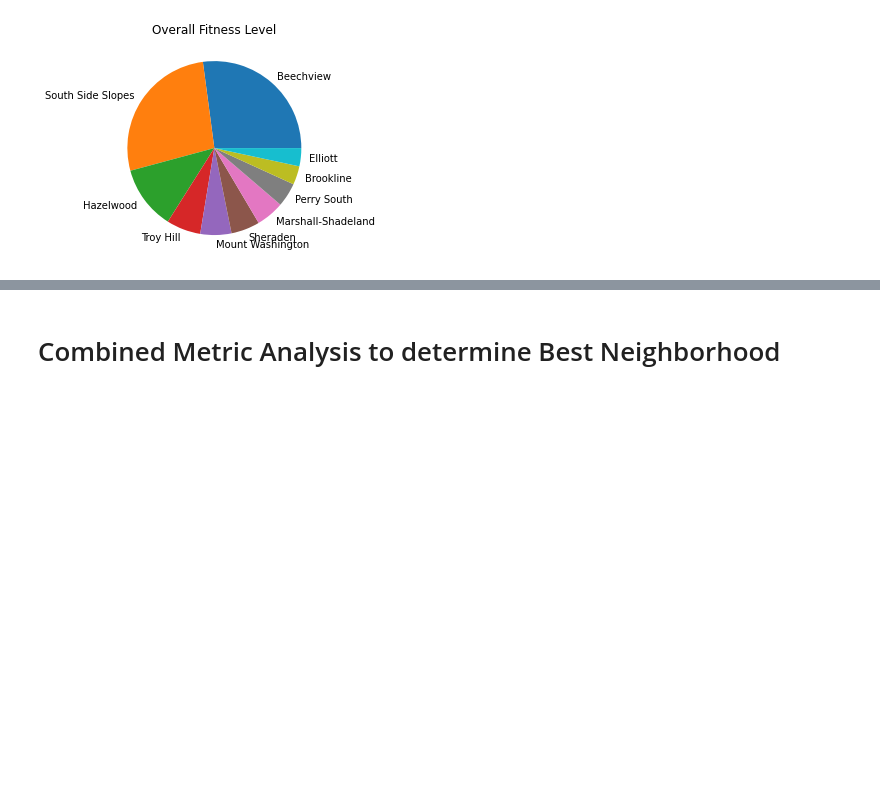
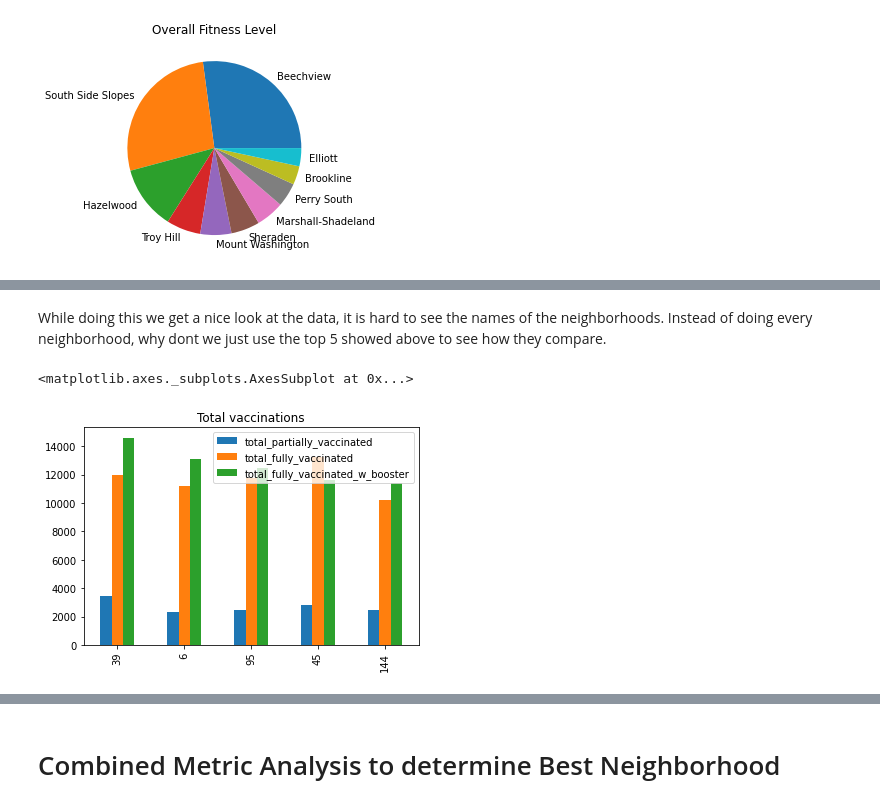
Before and after one commit to ljablunovsky/Spring-2022-CMPINF-0010-Final-Project-Notebook-, a Jupyter notebook: Combined-Final-Notebook.ipynb, the cells around one changed output, grey strips where cells are left out. Saved outputs shown, nothing was run; the diff lists cells and outputs as text; code cells hidden in the pictures; blank space fills up the shorter version.

```diff
--- a/Combined-Final-Notebook.ipynb
+++ b/Combined-Final-Notebook.ipynb
@@ -439,0 +495,10 @@ myPlot.set(ylabel = None)
+# %% [markdown]
+While doing this we get a nice look at the data, it is hard to see the names of the neighborhoods. Instead of doing every neighborhood, why dont we just use the top 5 showed above to see how they compare.
+# %%
+
+covidTop5 = covid.nlargest(5,['total_fully_vaccinated_w_booster'])
+covidT5 = pd.DataFrame(covidTop5)
+covidT5.plot.bar(title="Total vaccinations")
+# %% [output]
+<matplotlib.axes._subplots.AxesSubplot at 0x...>
+[figure, added]
```
Also changed, not shown: parts of 22 cells of this notebook.
